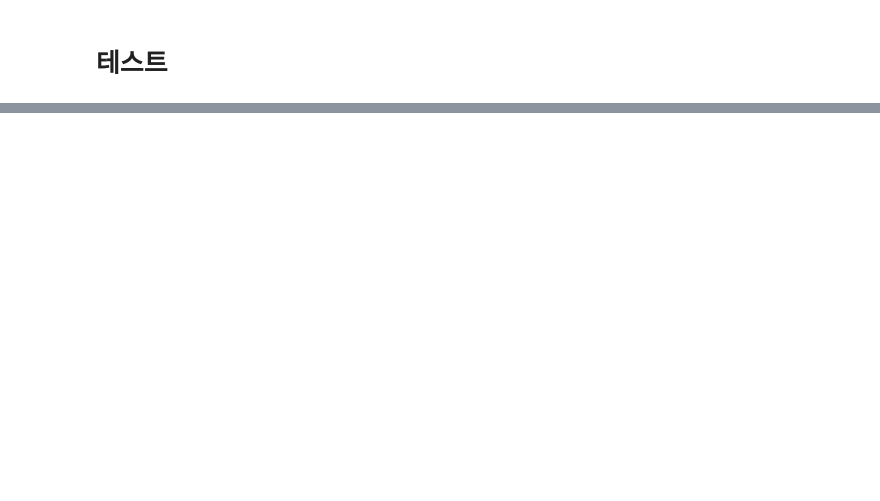
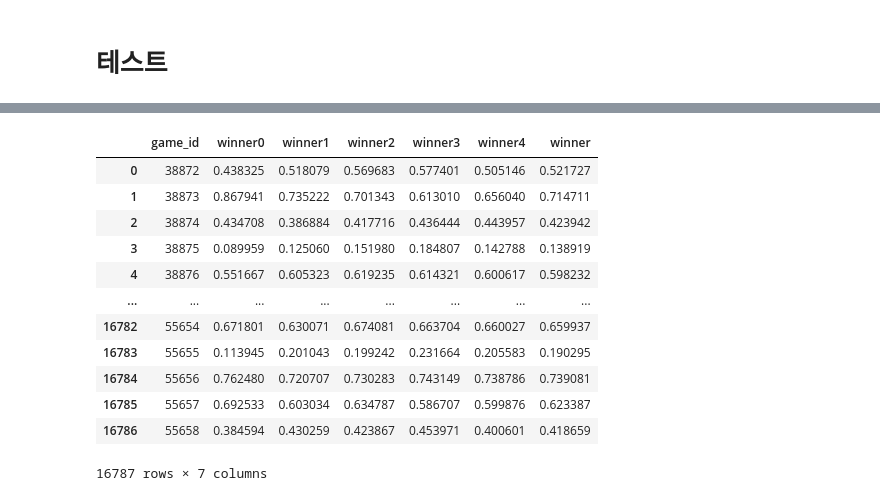
Before and after one commit to sr-study/dacon-starcraft-data-analysis-202003, a Jupyter notebook: dacon_202003.ipynb, the cells around one changed output, grey strips where cells are left out. Saved outputs shown, nothing was run; the diff lists cells and outputs as text; code cells hidden in the pictures; blank space fills up the shorter version.

Commit message:
last submit with ensemble

```diff
--- a/dacon_202003.ipynb
+++ b/dacon_202003.ipynb
@@ -106,6 +182,13 @@ x_test.head()
 import sclearn.learning
 reload_module(sclearn.learning)
 
-submission = sclearn.learning.test_models(models, x_test)
-submission.to_csv('submission.csv')
-submission.head()
+for i in range(5):
+    submission = sclearn.learning.test_models(model_sets[i], x_test)
+    submission.to_csv('submission_' + str(i) + '.csv')
+    submission.head()
+# %%
+df_arr = []
+for i in range(5):
+    df = pd.read_csv('submission_' + str(i) + '.csv')
+    df_arr.append(df)
+    df_arr[i].head()
@@ -111,0 +204,13 @@ submission.head()
+# %%
+for i in range(5):
+    df_arr[i] = df_arr[i].rename(columns={'winner':'winner'+str(i)})
+
+# submit = df_arr[0]
+# submit = pd.concat([df_arr[0], df_arr[1][['winner']]], axis=1)
+# submit
+# for i in range(1, 5):
+#     submit = submit.conca
+# %%
+
+submit = pd.concat([df_arr[0], df_arr[1][['winner1']], df_arr[2][['winner2']], df_arr[3][['winner3']], df_arr[4][['winner4']]], axis=1)
+submit
@@ -111,0 +231,17 @@ submission.head()
+# %%
+submit['winner'] = (submit['winner0']+submit['winner1']+submit['winner2']+submit['winner3']+submit['winner4'])/5
+submit
+# %% [output]
+|  | game_id | winner0 | winner1 | winner2 | winner3 | winner4 | winner |
+| 0 | 38872 | 0.438325 | 0.518079 | 0.569683 | 0.577401 | 0.505146 | 0.521727 |
+| 1 | 38873 | 0.867941 | 0.735222 | 0.701343 | 0.613010 | 0.656040 | 0.714711 |
+| 2 | 38874 | 0.434708 | 0.386884 | 0.417716 | 0.436444 | 0.443957 | 0.423942 |
+| 3 | 38875 | 0.089959 | 0.125060 | 0.151980 | 0.184807 | 0.142788 | 0.138919 |
+| 4 | 38876 | 0.551667 | 0.605323 | 0.619235 | 0.614321 | 0.600617 | 0.598232 |
+| ... | ... | ... | ... | ... | ... | ... | ... |
+| 16782 | 55654 | 0.671801 | 0.630071 | 0.674081 | 0.663704 | 0.660027 | 0.659937 |
+| 16783 | 55655 | 0.113945 | 0.201043 | 0.199242 | 0.231664 | 0.205583 | 0.190295 |
+| 16784 | 55656 | 0.762480 | 0.720707 | 0.730283 | 0.743149 | 0.738786 | 0.739081 |
+| 16785 | 55657 | 0.692533 | 0.603034 | 0.634787 | 0.586707 | 0.599876 | 0.623387 |
+| 16786 | 55658 | 0.384594 | 0.430259 | 0.423867 | 0.453971 | 0.400601 | 0.418659 |
+16787 rows × 7 columns
```
Also changed, not shown: parts of 11 cells of this notebook, 2 other files.
